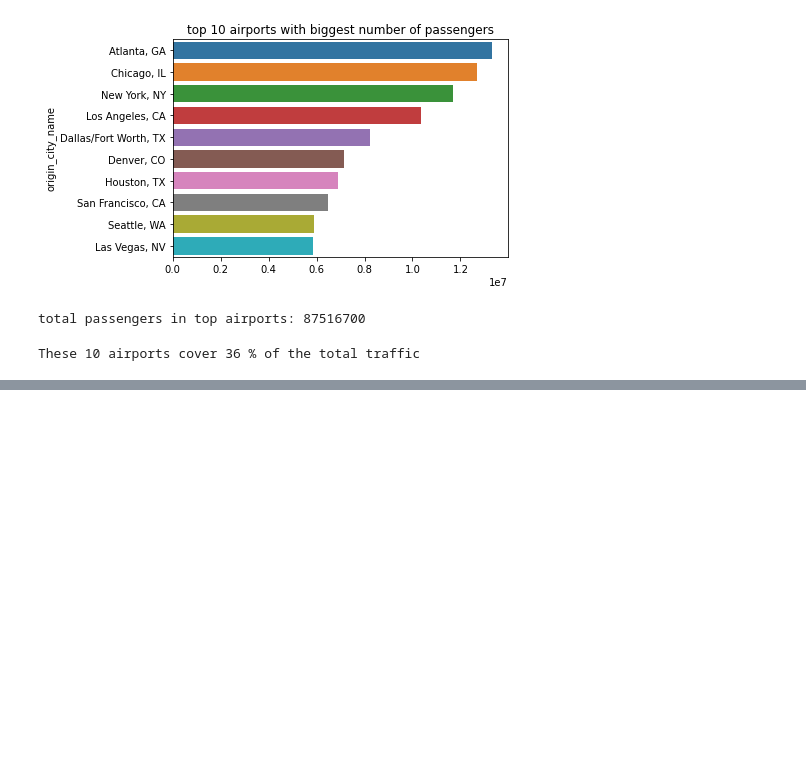
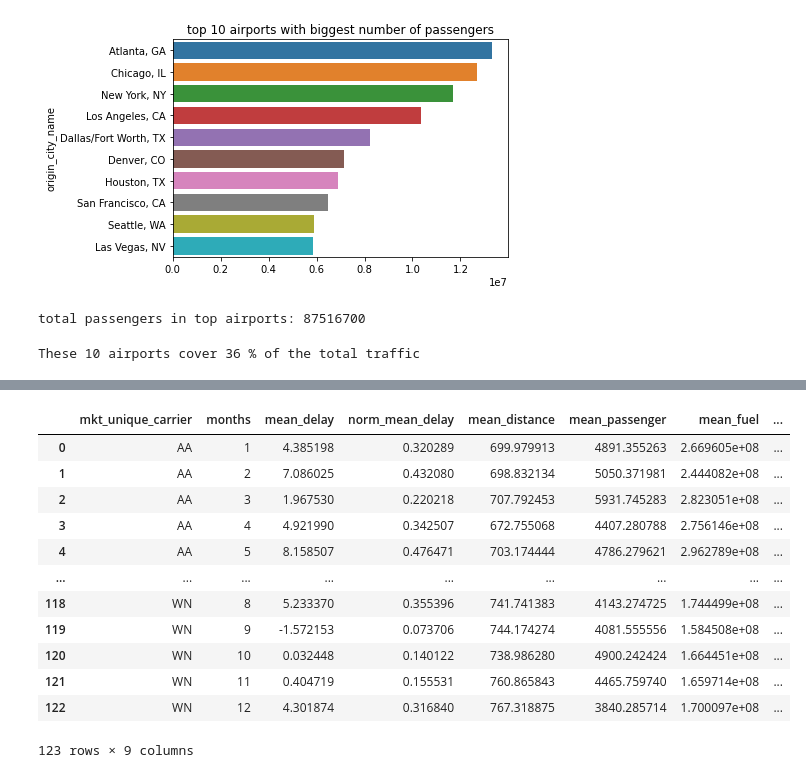
Before and after one commit to ChunkeyMunkey/SL-Flight-Delay, a Jupyter notebook: data_exploration.ipynb, the cells around one changed output, grey strips where cells are left out. Cells and saved outputs as stored; diff of their text form; code cells hidden in the pictures; blank space fills up the shorter version.

```diff
--- a/data_exploration.ipynb
+++ b/data_exploration.ipynb
@@ -269,0 +428,16 @@ These 10 airports cover 36 % of the total traffic
+# %%
+merged_all
+# %% [output]
+|  | mkt_unique_carrier | months | mean_delay | norm_mean_delay | mean_distance | mean_passenger | mean_fuel | ... |
+| 0 | AA | 1 | 4.385198 | 0.320289 | 699.979913 | 4891.355263 | 2.669605e+08 | ... |
+| 1 | AA | 2 | 7.086025 | 0.432080 | 698.832134 | 5050.371981 | 2.444082e+08 | ... |
+| 2 | AA | 3 | 1.967530 | 0.220218 | 707.792453 | 5931.745283 | 2.823051e+08 | ... |
+| 3 | AA | 4 | 4.921990 | 0.342507 | 672.755068 | 4407.280788 | 2.756146e+08 | ... |
+| 4 | AA | 5 | 8.158507 | 0.476471 | 703.174444 | 4786.279621 | 2.962789e+08 | ... |
+| ... | ... | ... | ... | ... | ... | ... | ... | ... |
+| 118 | WN | 8 | 5.233370 | 0.355396 | 741.741383 | 4143.274725 | 1.744499e+08 | ... |
+| 119 | WN | 9 | -1.572153 | 0.073706 | 744.174274 | 4081.555556 | 1.584508e+08 | ... |
+| 120 | WN | 10 | 0.032448 | 0.140122 | 738.986280 | 4900.242424 | 1.664451e+08 | ... |
+| 121 | WN | 11 | 0.404719 | 0.155531 | 760.865843 | 4465.759740 | 1.659714e+08 | ... |
+| 122 | WN | 12 | 4.301874 | 0.316840 | 767.318875 | 3840.285714 | 1.700097e+08 | ... |
+123 rows × 9 columns
```
Also changed, not shown: parts of 19 cells of this notebook, 3 other files.
